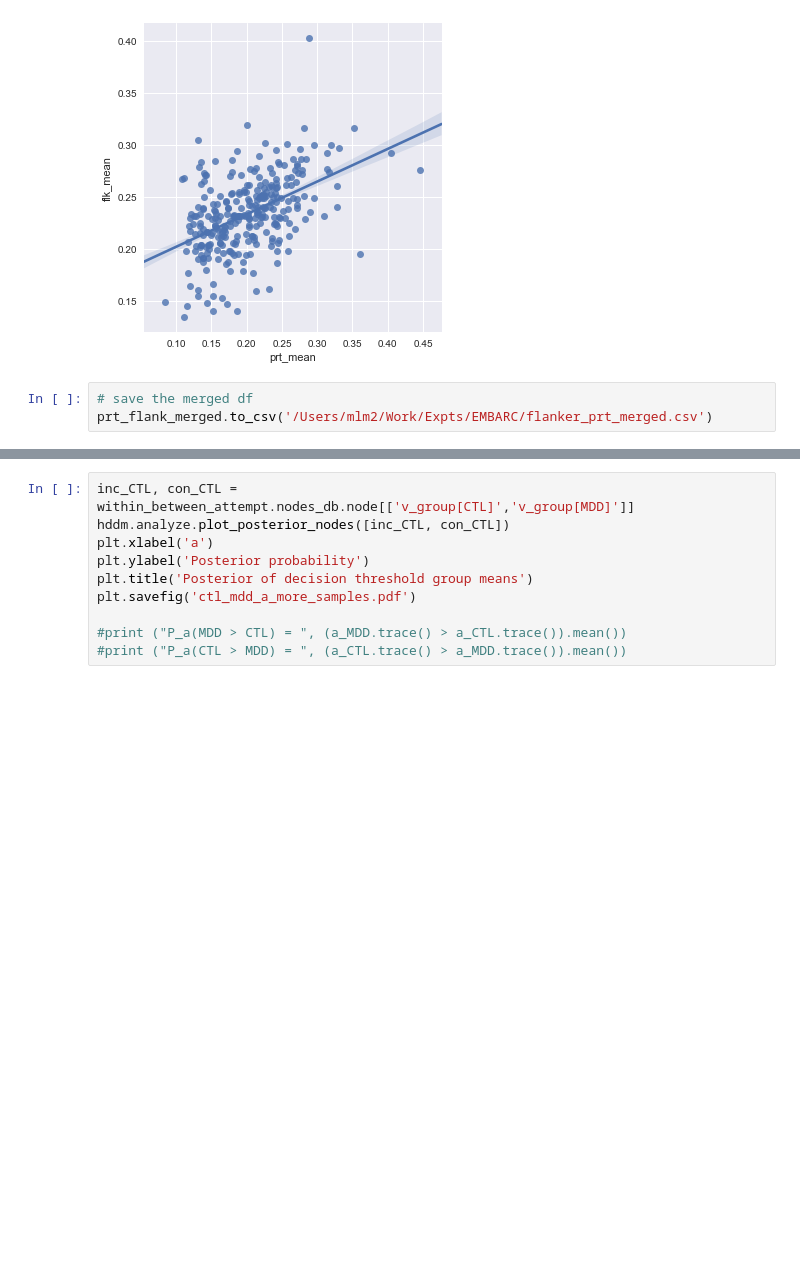
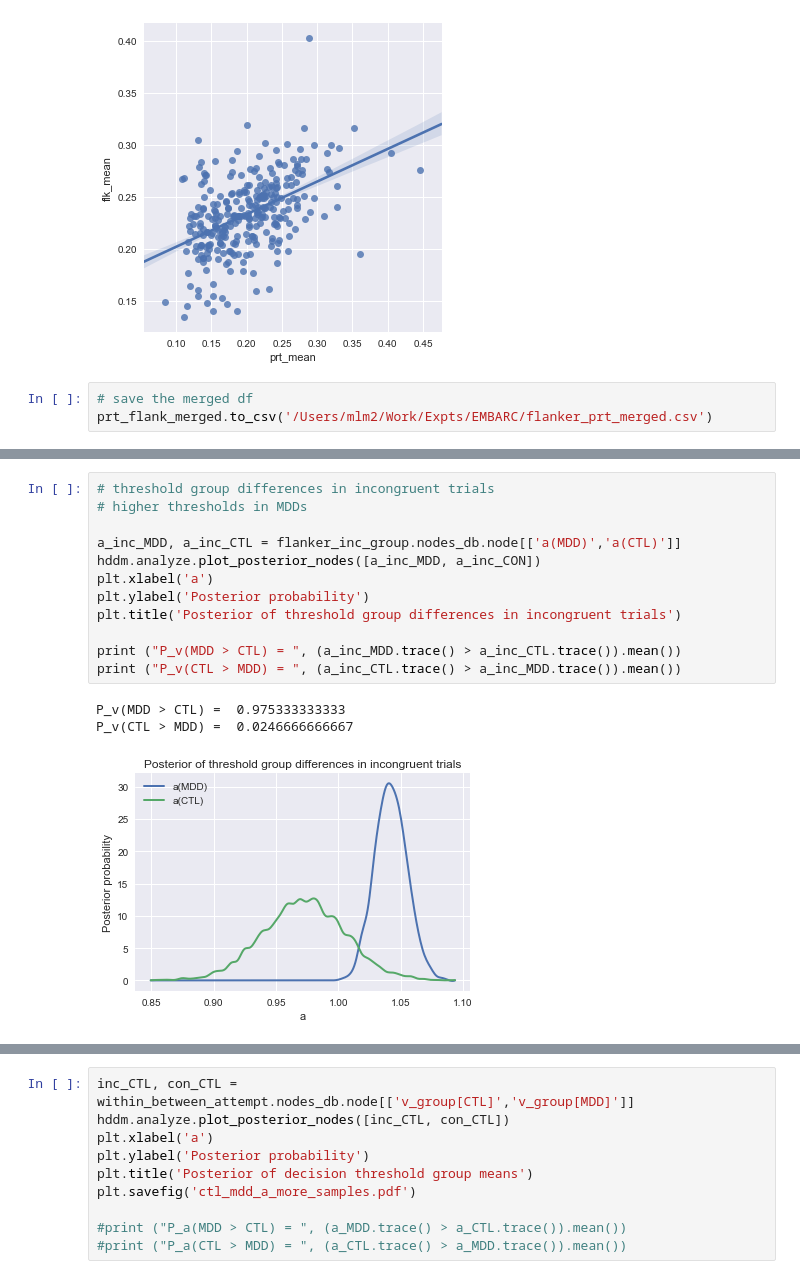
Before and after one commit to vlawlor/EMBARC-Flanker, a Jupyter notebook: Flanker.ipynb, the cells around one changed output, grey strips where cells are left out. Saved outputs shown, nothing was run; the diff lists cells and outputs as text; blank space fills up the shorter version.

```diff
--- a/Flanker.ipynb
+++ b/Flanker.ipynb
@@ -2671,0 +2800,16 @@ Adding these covariates:
+# %%
+# threshold group differences in incongruent trials
+# higher thresholds in MDDs
+
+a_inc_MDD, a_inc_CTL = flanker_inc_group.nodes_db.node[['a(MDD)','a(CTL)']]
+hddm.analyze.plot_posterior_nodes([a_inc_MDD, a_inc_CON])
+plt.xlabel('a')
+plt.ylabel('Posterior probability')
+plt.title('Posterior of threshold group differences in incongruent trials')
+
+print ("P_v(MDD > CTL) = ", (a_inc_MDD.trace() > a_inc_CTL.trace()).mean())
+print ("P_v(CTL > MDD) = ", (a_inc_CTL.trace() > a_inc_MDD.trace()).mean())
+# %% [output]
+P_v(MDD > CTL) =  0.975333333333
+P_v(CTL > MDD) =  0.0246666666667
+[figure, added]
```
Also changed, not shown: parts of 28 cells of this notebook.
